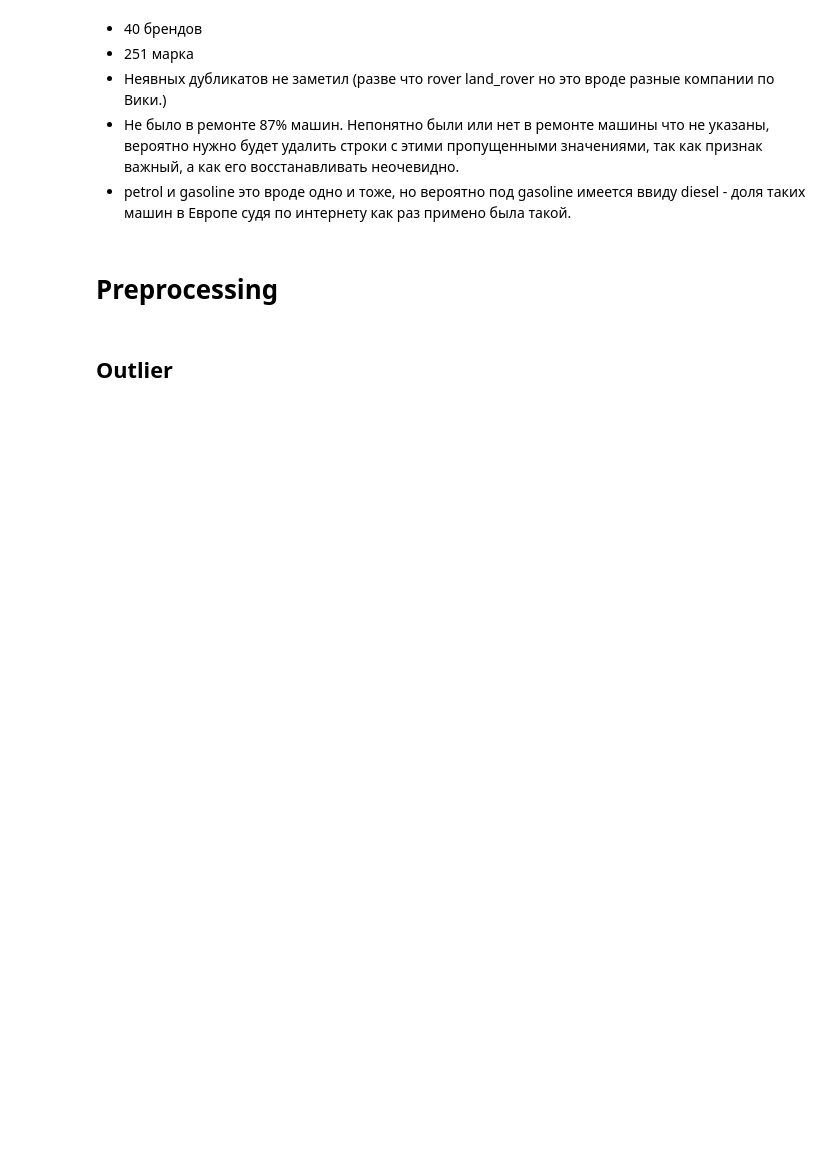
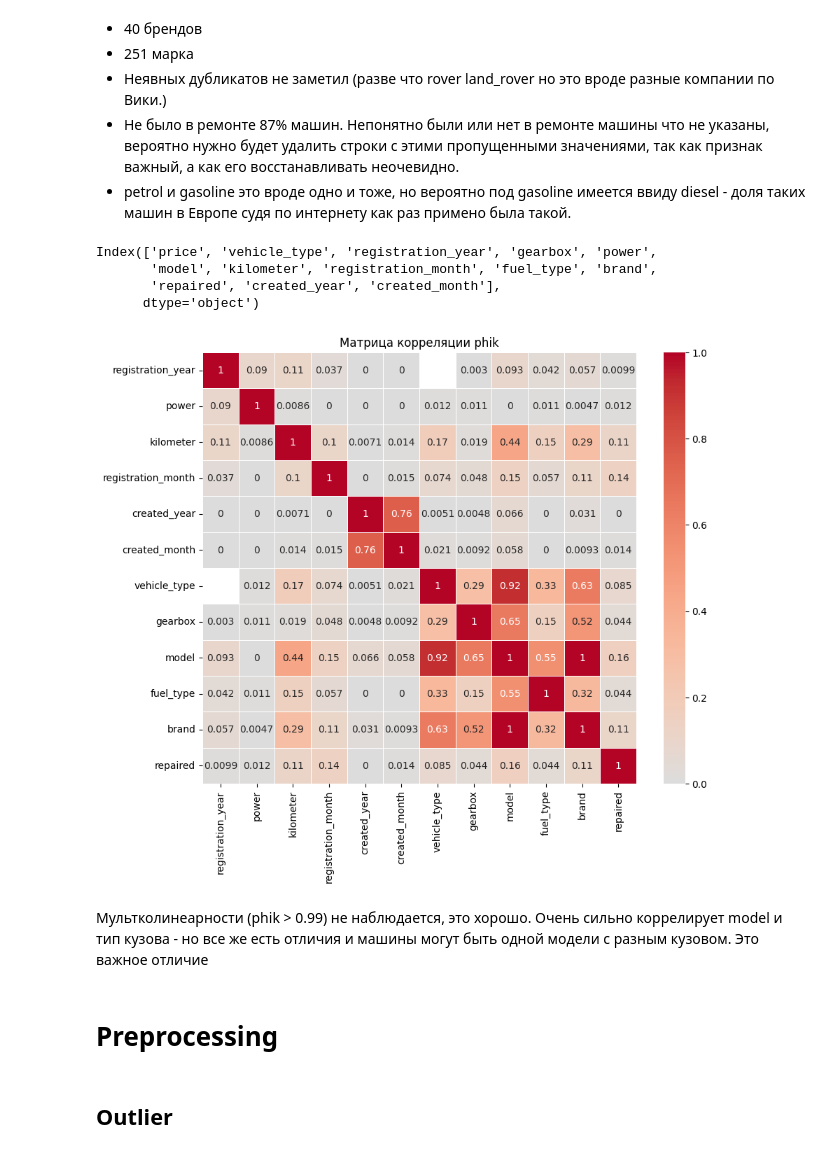
Before and after one commit to olipalol/YP_ml_learning, a Jupyter notebook: numerical_methods.ipynb, the cells around one changed output. Cells and saved outputs as stored; diff of their text form; code cells hidden in the pictures; blank space fills up the shorter version.

```diff
--- a/numerical_methods.ipynb
+++ b/numerical_methods.ipynb
@@ -469,6 +491,30 @@ Name: count, dtype: int64
 - Неявных дубликатов не заметил (разве что rover land_rover но это вроде разные компании по Вики.)
 - Не было в ремонте 87% машин. Непонятно были или нет в ремонте машины что не указаны, вероятно нужно будет удалить строки с этими пропущенными значениями, так как признак важный, а как его восстанавливать неочевидно.
 - petrol и gasoline это вроде одно и тоже, но вероятно под gasoline имеется ввиду diesel - доля таких машин в Европе судя по интернету как раз примено была такой.
+# %%
+# созданим новые колонки по дате создания объявления
+df['created_year'] = df['date_created'].dt.year
+df['created_month'] = df['date_created'].dt.month
+df.drop(columns='date_created', inplace=True)
+# %%
+df.columns
+# %% [output]
+Index(['price', 'vehicle_type', 'registration_year', 'gearbox', 'power',
+       'model', 'kilometer', 'registration_month', 'fuel_type', 'brand',
+       'repaired', 'created_year', 'created_month'],
+      dtype='object')
+# %%
+# категориальные и числовые столбцы
+categorical_features = ['vehicle_type', 'gearbox', 'model', 'fuel_type', 'brand', 'repaired']
+numerical_features = ['registration_year', 'power', 'kilometer', 'registration_month', 'created_year', 'created_month']
+
+fig, ax = plt.subplots(figsize=(10,8))
+ax = sns.heatmap(df[numerical_features + categorical_features].phik_matrix(interval_cols = numerical_features),
+                 cmap='coolwarm', center=0, annot=True, linewidth=.5, ax=ax).set_title('Матрица корреляции phik')
+# %% [output]
+[figure, added]
+# %% [markdown]
+Мультколинеарности (phik > 0.99) не наблюдается, это хорошо. Очень сильно коррелирует model и тип кузова - но все же есть отличия и машины могут быть одной модели с разным кузовом. Это важное отличие
 # %% [markdown]
 # Preprocessing
 # %% [markdown]
```
Also changed, not shown: parts of 52 cells of this notebook.
